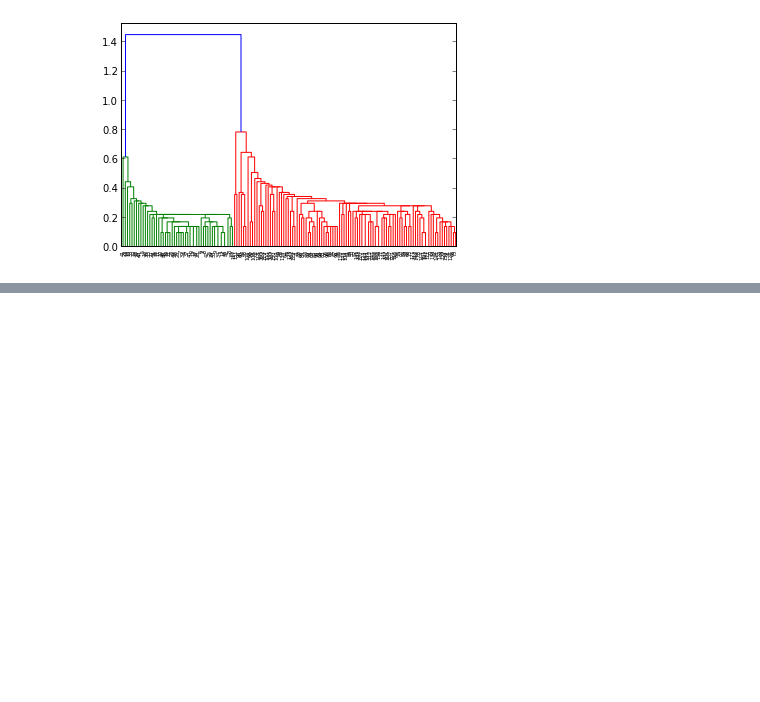
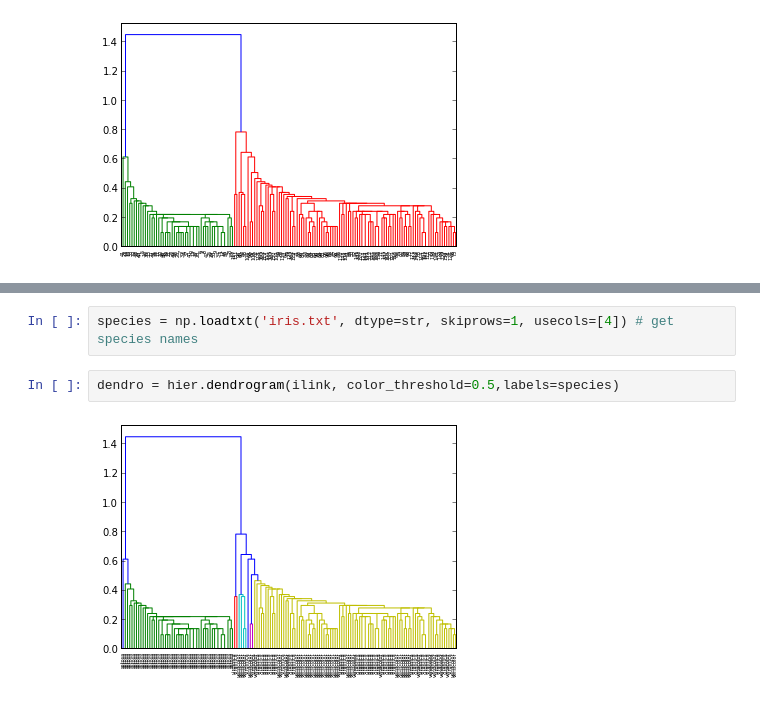
Before and after one commit to pmagwene/Bio723, a Jupyter notebook: workbook-2012/hands-on9/handson9.ipynb, the cells around one changed output, grey strips where cells are left out. Saved outputs shown, nothing was run; the diff lists cells and outputs as text; blank space fills up the shorter version.

```diff
--- a/workbook-2012/hands-on9/handson9.ipynb
+++ b/workbook-2012/hands-on9/handson9.ipynb
@@ -26,0 +34,6 @@ dendro = hier.dendrogram(ilink)
+# %%
+species = np.loadtxt('iris.txt', dtype=str, skiprows=1, usecols=[4]) # get species names
+# %%
+dendro = hier.dendrogram(ilink, color_threshold=0.5,labels=species)
+# %% [output]
+[figure, added]
```
Also changed, not shown: parts of 7 cells of this notebook, 5 other files.
